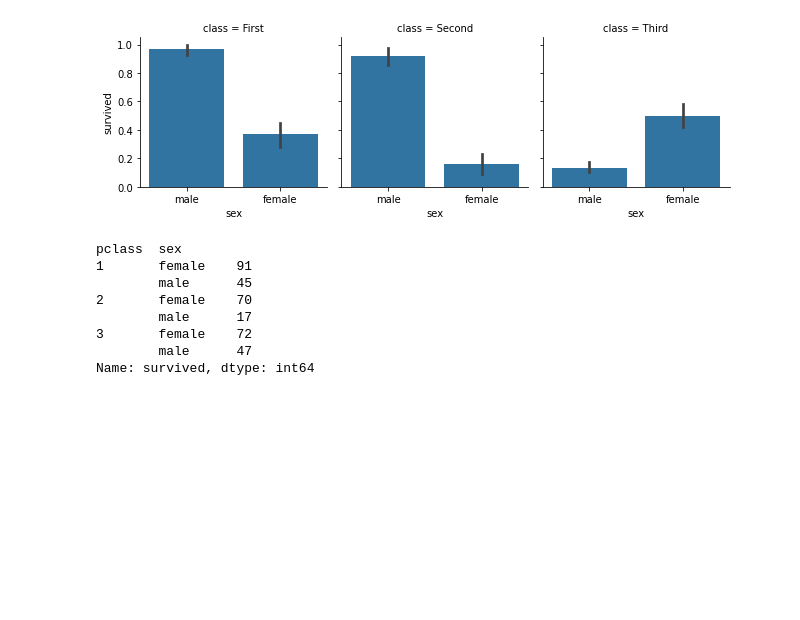
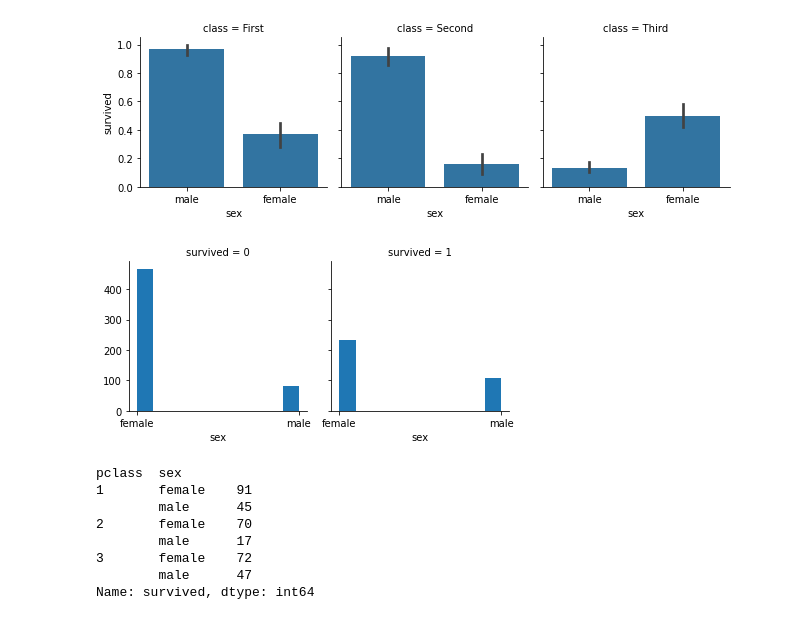
Before and after one commit to jumpingchu/1st-PythonDS-60Days, a Jupyter notebook: Day021/Data_Visualization_Day_4作業.ipynb, the cells around one changed output. Saved outputs shown, nothing was run; the diff lists cells and outputs as text; code cells hidden in the pictures; blank space fills up the shorter version.

```diff
--- a/Day021/Data_Visualization_Day_4作業.ipynb
+++ b/Day021/Data_Visualization_Day_4作業.ipynb
@@ -77,6 +77,12 @@ g = sns.FacetGrid(df, col='class')
 g.map(sns.barplot, 'sex', 'survived');
 # %% [output]
 [figure]
+# %%
+# ANSWER
+g = sns.FacetGrid(df, col="survived")
+g.map(plt.hist, "sex");
+# %% [output]
+[figure, added]
 # %%
 # 先檢視各艙位存活人數，此時可以使用groupby函數進行分類，
 # 其中 survived＝1表示存活，survived＝0表示死亡，將survived加總即為各艙等生存人數。
```
Also changed, not shown: parts of 2 cells of this notebook, 1 other file.
